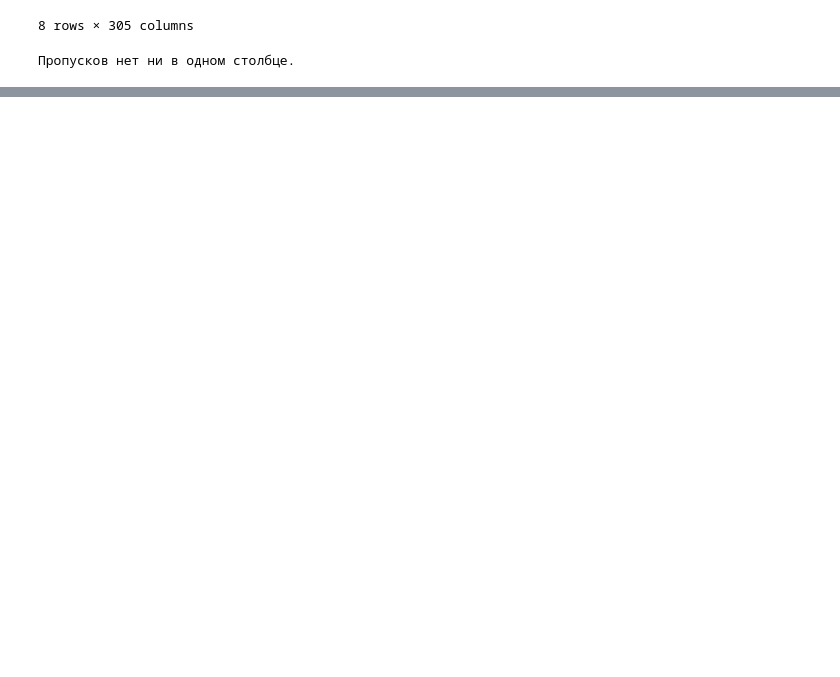
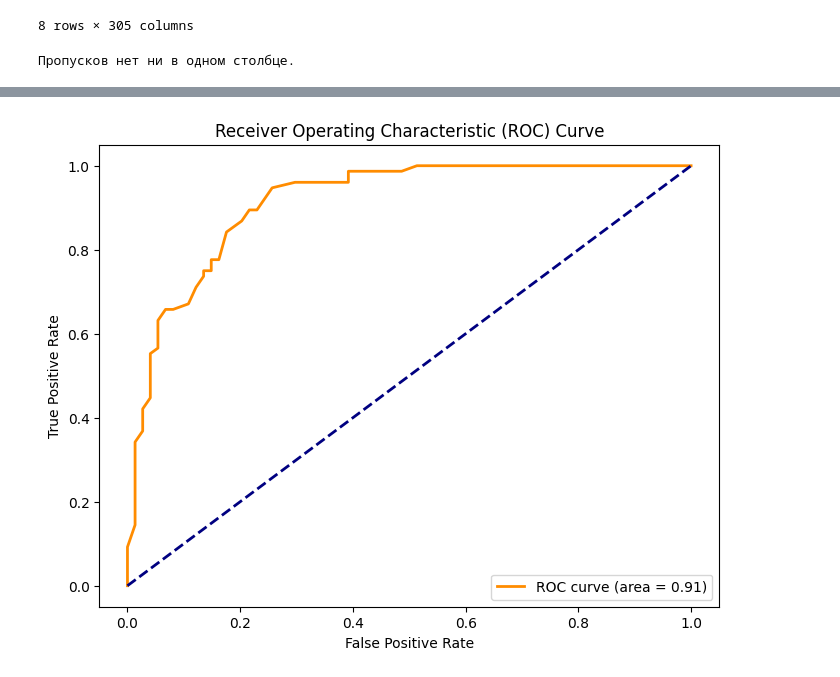
Before and after one commit to max4-dev/ML-2, a Jupyter notebook: ML_2.ipynb, the cells around one changed output, grey strips where cells are left out. Cells and saved outputs as stored; diff of their text form; code cells hidden in the pictures; blank space fills up the shorter version.

```diff
--- a/ML_2.ipynb
+++ b/ML_2.ipynb
@@ -403,0 +550,14 @@ else:
+# %%
+class_1 = df[df['target'] == 1]  # Все строки с target = 1
+class_0 = df[df['target'] == 0]  # Все строки с target = 0
+
+# Выбор случайных 250 строк из класса 0
+class_0_sampled = class_0.sample(n=250, random_state=42)  # random_state для воспроизводимости
+
+# Объединение классов 1 и выбранных строк класса 0
+balanced_data = pd.concat([class_1, class_0_sampled])
+
+# Перемешивание данных, чтобы строки не шли подряд
+balanced_data = balanced_data.sample(frac=1, random_state=42).reset_index(drop=True)
+
+balanced_data
@@ -403,0 +578,32 @@ else:
+# %%
+
+
+# Разделение данных на признаки (X) и целевую переменную (y)
+X = balanced_data.drop('target', axis=1)  # Признаки
+y = balanced_data['target']  # Целевая переменная
+
+# Разделение данных на обучающую и тестовую выборки
+X_train, X_test, y_train, y_test = train_test_split(X, y, test_size=0.3, random_state=42)
+
+# Обучение модели RandomForestClassifier
+model1 = RandomForestClassifier(random_state=42)
+model1.fit(X_train, y_train)
+
+# Предсказание вероятностей для тестовой выборки
+y_pred_proba = model1.predict_proba(X_test)[:, 1]
+
+# Вычисление ROC-AUC
+fpr, tpr, _ = roc_curve(y_test, y_pred_proba)
+roc_auc = auc(fpr, tpr)
+
+# Построение ROC-AUC кривой
+plt.figure(figsize=(8, 6))
+plt.plot(fpr, tpr, color='darkorange', lw=2, label=f'ROC curve (area = {roc_auc:.2f})')
+plt.plot([0, 1], [0, 1], color='navy', lw=2, linestyle='--')
+plt.xlabel('False Positive Rate')
+plt.ylabel('True Positive Rate')
+plt.title('Receiver Operating Characteristic (ROC) Curve')
+plt.legend(loc="lower right")
+plt.show()
+# %% [output]
+[figure, added]
```
Also changed, not shown: parts of 20 cells of this notebook.
